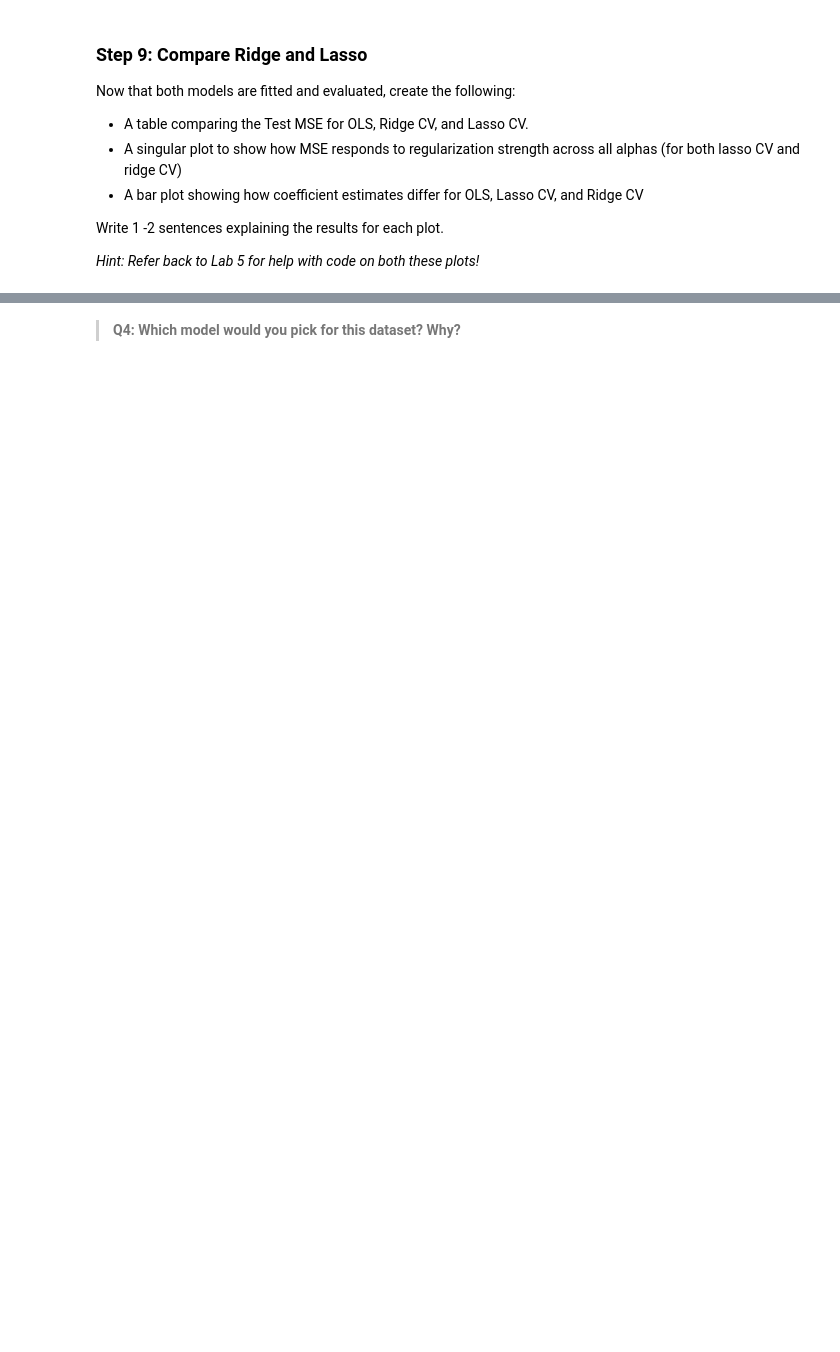
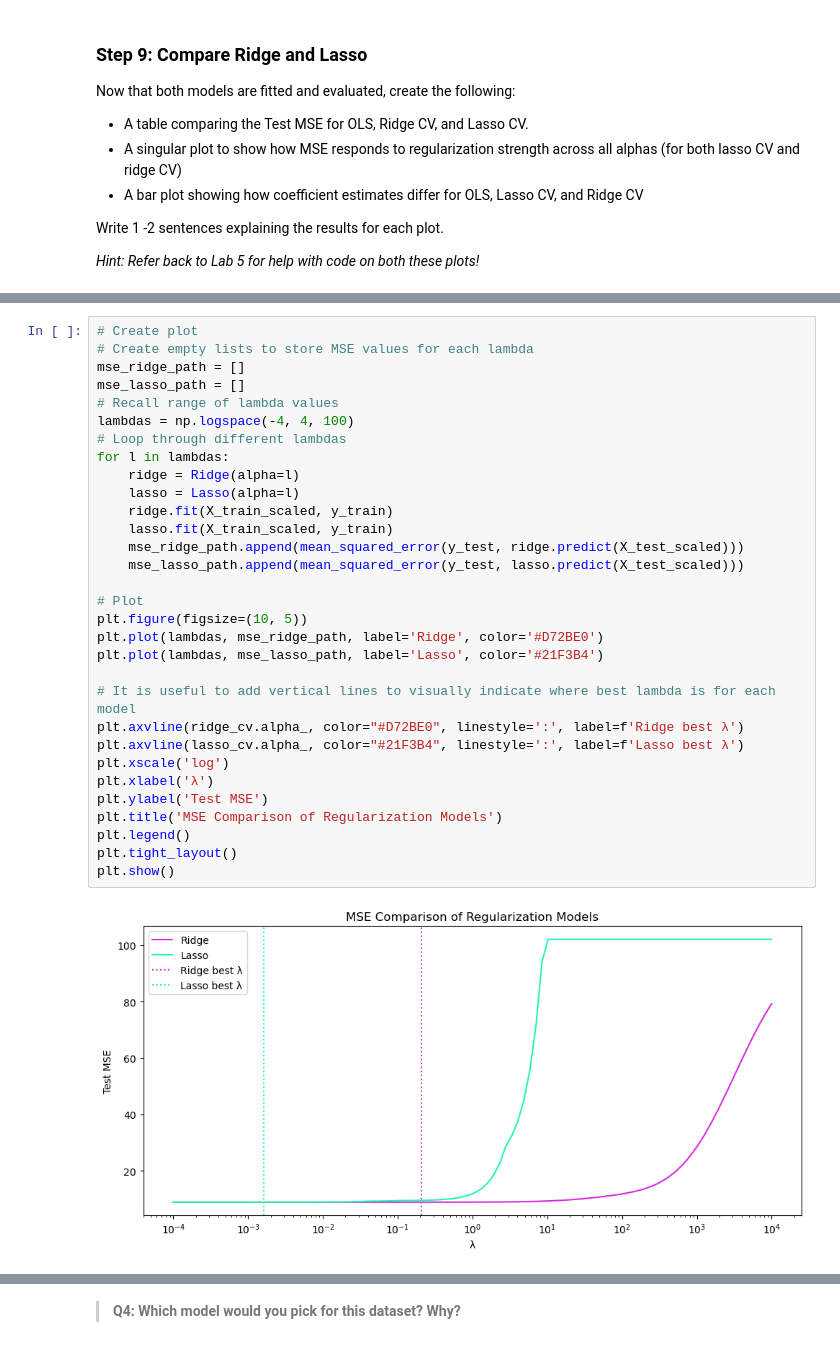
Before and after one commit to vedikaS-byte/assignment-3, a Jupyter notebook: task1/hw3-task1.ipynb, the cells around one changed output, grey strips where cells are left out. Saved outputs shown, nothing was run; the diff lists cells and outputs as text; blank space fills up the shorter version.

```diff
--- a/task1/hw3-task1.ipynb
+++ b/task1/hw3-task1.ipynb
@@ -323,0 +323,33 @@ Write 1 -2 sentences explaining the results for each plot.
+# %%
+# Create plot
+# Create empty lists to store MSE values for each lambda
+mse_ridge_path = []
+mse_lasso_path = []
+# Recall range of lambda values
+lambdas = np.logspace(-4, 4, 100)
+# Loop through different lambdas
+for l in lambdas:
+    ridge = Ridge(alpha=l)
+    lasso = Lasso(alpha=l)
+    ridge.fit(X_train_scaled, y_train)
+    lasso.fit(X_train_scaled, y_train)
+    mse_ridge_path.append(mean_squared_error(y_test, ridge.predict(X_test_scaled)))
+    mse_lasso_path.append(mean_squared_error(y_test, lasso.predict(X_test_scaled)))
+
+# Plot
+plt.figure(figsize=(10, 5))
+plt.plot(lambdas, mse_ridge_path, label='Ridge', color='#D72BE0')
+plt.plot(lambdas, mse_lasso_path, label='Lasso', color='#21F3B4')
+
+# It is useful to add vertical lines to visually indicate where best lambda is for each model
+plt.axvline(ridge_cv.alpha_, color="#D72BE0", linestyle=':', label=f'Ridge best λ')
+plt.axvline(lasso_cv.alpha_, color="#21F3B4", linestyle=':', label=f'Lasso best λ')
+plt.xscale('log')
+plt.xlabel('λ')
+plt.ylabel('Test MSE')
+plt.title('MSE Comparison of Regularization Models')
+plt.legend()
+plt.tight_layout()
+plt.show()
+# %% [output]
+[figure, added]
```
Also changed, not shown: parts of 11 cells of this notebook.
